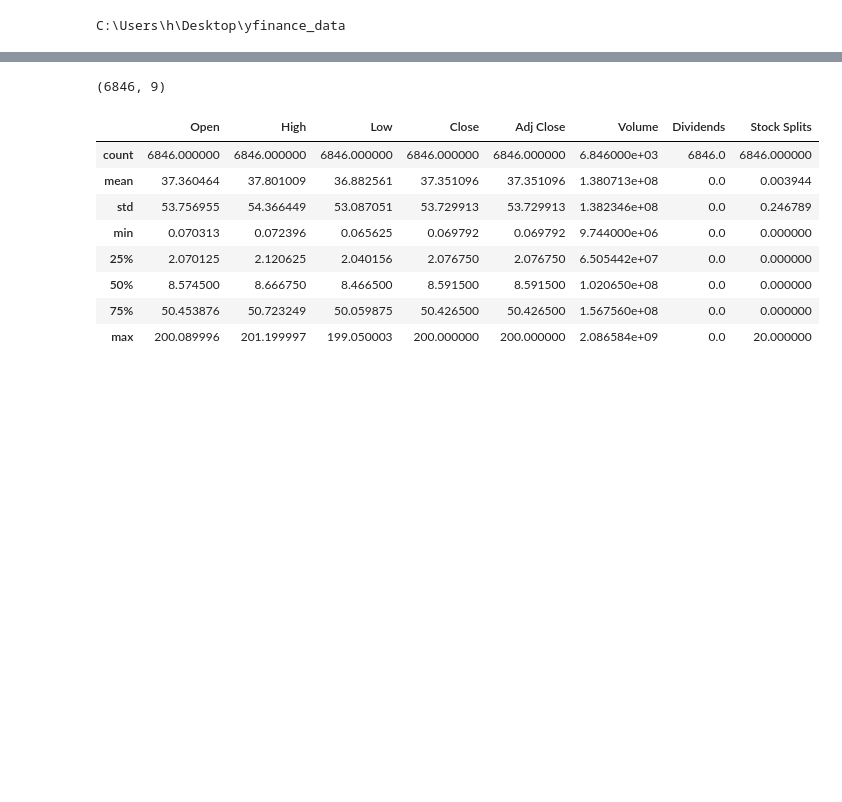
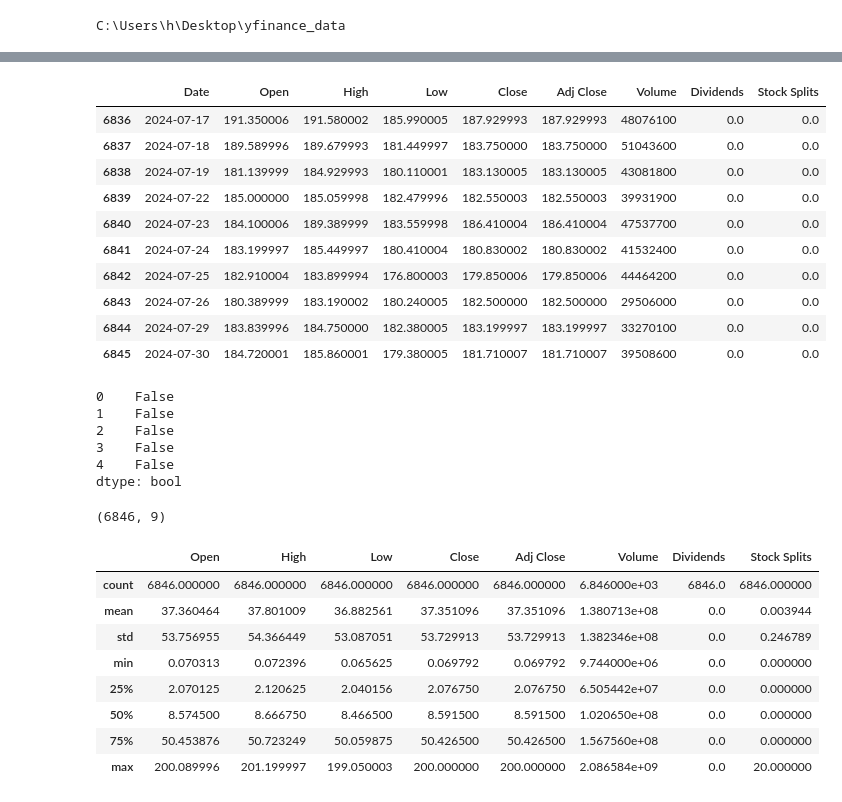
Before and after one commit to obig20/week_one, a Jupyter notebook: EDA.ipynb, the cells around one changed output, grey strips where cells are left out. Cells and saved outputs as stored; diff of their text form; code cells hidden in the pictures; blank space fills up the shorter version.

```diff
--- a/EDA.ipynb
+++ b/EDA.ipynb
@@ -29,3 +34,27 @@ Index(['Date', 'Open', 'High', 'Low', 'Close', 'Adj Close', 'Volume',
+# %%
+data.tail(10)
+# %% [output]
+|  | Date | Open | High | Low | Close | Adj Close | Volume | Dividends | Stock Splits |
+| 6836 | 2024-07-17 | 191.350006 | 191.580002 | 185.990005 | 187.929993 | 187.929993 | 48076100 | 0.0 | 0.0 |
+| 6837 | 2024-07-18 | 189.589996 | 189.679993 | 181.449997 | 183.750000 | 183.750000 | 51043600 | 0.0 | 0.0 |
+| 6838 | 2024-07-19 | 181.139999 | 184.929993 | 180.110001 | 183.130005 | 183.130005 | 43081800 | 0.0 | 0.0 |
+| 6839 | 2024-07-22 | 185.000000 | 185.059998 | 182.479996 | 182.550003 | 182.550003 | 39931900 | 0.0 | 0.0 |
+| 6840 | 2024-07-23 | 184.100006 | 189.389999 | 183.559998 | 186.410004 | 186.410004 | 47537700 | 0.0 | 0.0 |
+| 6841 | 2024-07-24 | 183.199997 | 185.449997 | 180.410004 | 180.830002 | 180.830002 | 41532400 | 0.0 | 0.0 |
+| 6842 | 2024-07-25 | 182.910004 | 183.899994 | 176.800003 | 179.850006 | 179.850006 | 44464200 | 0.0 | 0.0 |
+| 6843 | 2024-07-26 | 180.389999 | 183.190002 | 180.240005 | 182.500000 | 182.500000 | 29506000 | 0.0 | 0.0 |
+| 6844 | 2024-07-29 | 183.839996 | 184.750000 | 182.380005 | 183.199997 | 183.199997 | 33270100 | 0.0 | 0.0 |
+| 6845 | 2024-07-30 | 184.720001 | 185.860001 | 179.380005 | 181.710007 | 181.710007 | 39508600 | 0.0 | 0.0 |
+# %%
+duplicates = df.duplicated()
+print(duplicates)
+# %% [output]
+0    False
+1    False
+2    False
+3    False
+4    False
+dtype: bool
 # %%
 data.shape
 # %% [output]
```
Also changed, not shown: parts of 7 cells of this notebook, 5 other files.
